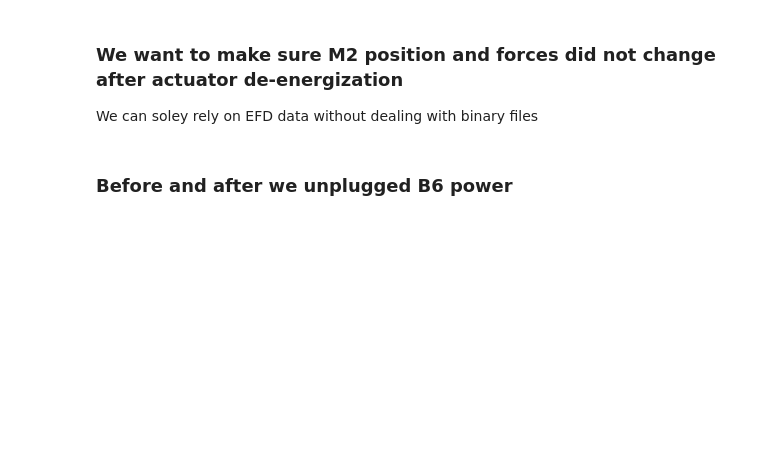
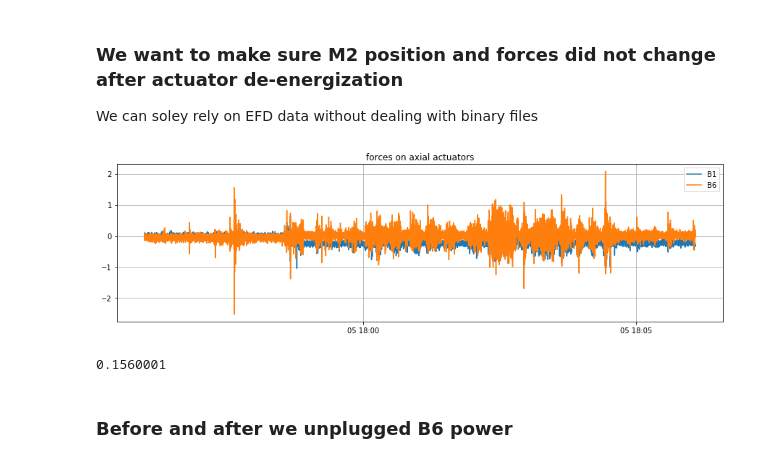
Before and after one commit to bxin/M2_summit_2003, a Jupyter notebook: a14_back_drive.ipynb, the cells around one changed output. Cells and saved outputs as stored; diff of their text form; code cells hidden in the pictures; blank space fills up the shorter version.

```diff
--- a/a14_back_drive.ipynb
+++ b/a14_back_drive.ipynb
@@ -19,6 +19,26 @@ register_matplotlib_converters();
 # %%
 client = EfdClient('summit_efd')
 csc_index = 1
+# %%
+bB6 = Time('2020-03-05T17:56:00') #this is UTC
+end = Time('2020-03-05T18:06:05')
+df = await client.select_time_series('lsst.sal.MTM2.axialForcesMeasured', '*',
+                                     (bB6-timedelta(seconds=37)).tai, (end-timedelta(seconds=37)).tai, csc_index)
+# %%
+fig, ax = plt.subplots(figsize=(15,4))
+for i in [0,5]:
+    plt.plot(pd.to_datetime(df.private_sndStamp, unit='s'),
+             df['axialForceMeasured%d'%i]-df['axialForceMeasured%d'%i][0], label = 'B%d'%(i+1))
+plt.title('forces on axial actuators')
+plt.legend()
+plt.grid();
+# %% [output]
+[figure, added]
+# %%
+bmIn = np.loadtxt('../github/data/M2_1um_72_force.txt')
+bmIn[5,3] #bending mode #1, B6 actuator force, in Newton
+# %% [output]
+0.1560001
 # %% [markdown]
 ### Before and after we unplugged B6 power
 # %%
```
Also changed, not shown: parts of 1 cell of this notebook, 3 other files.
